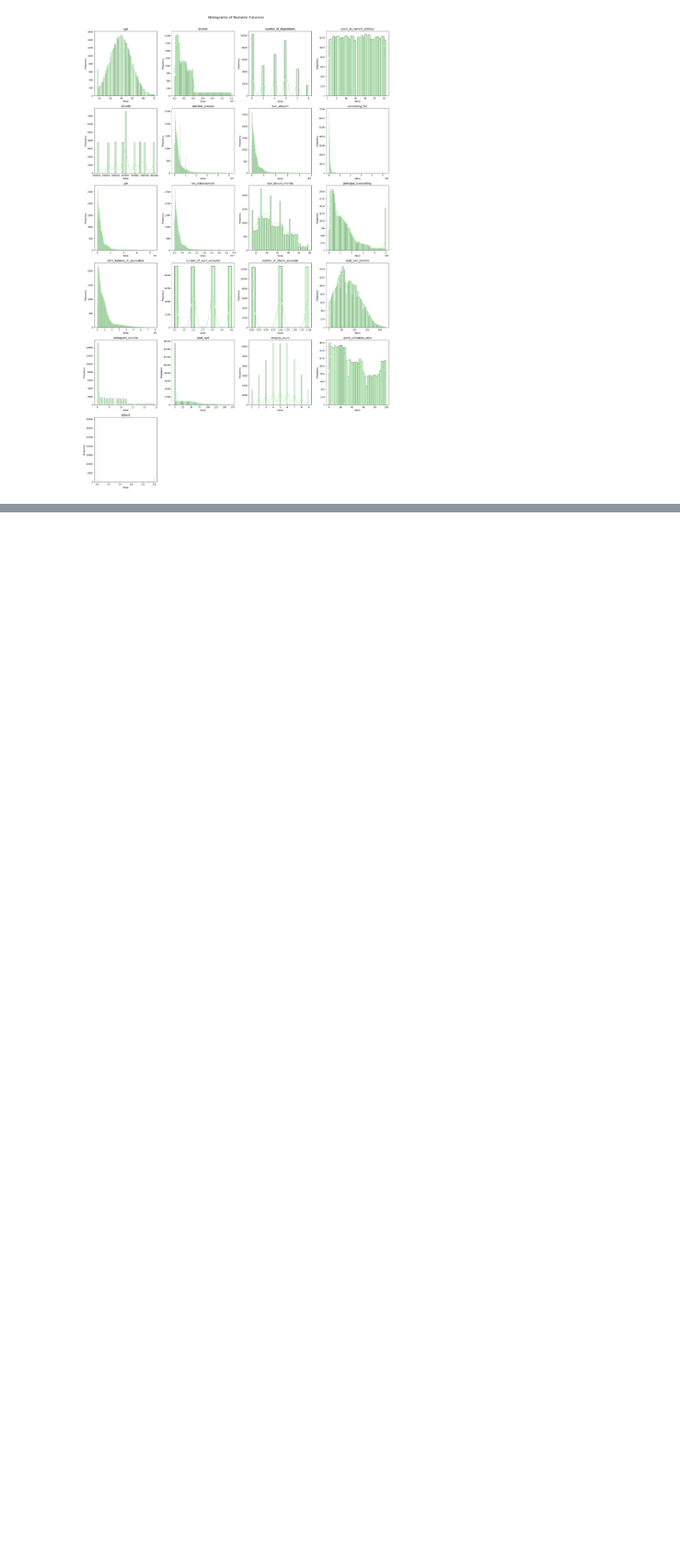
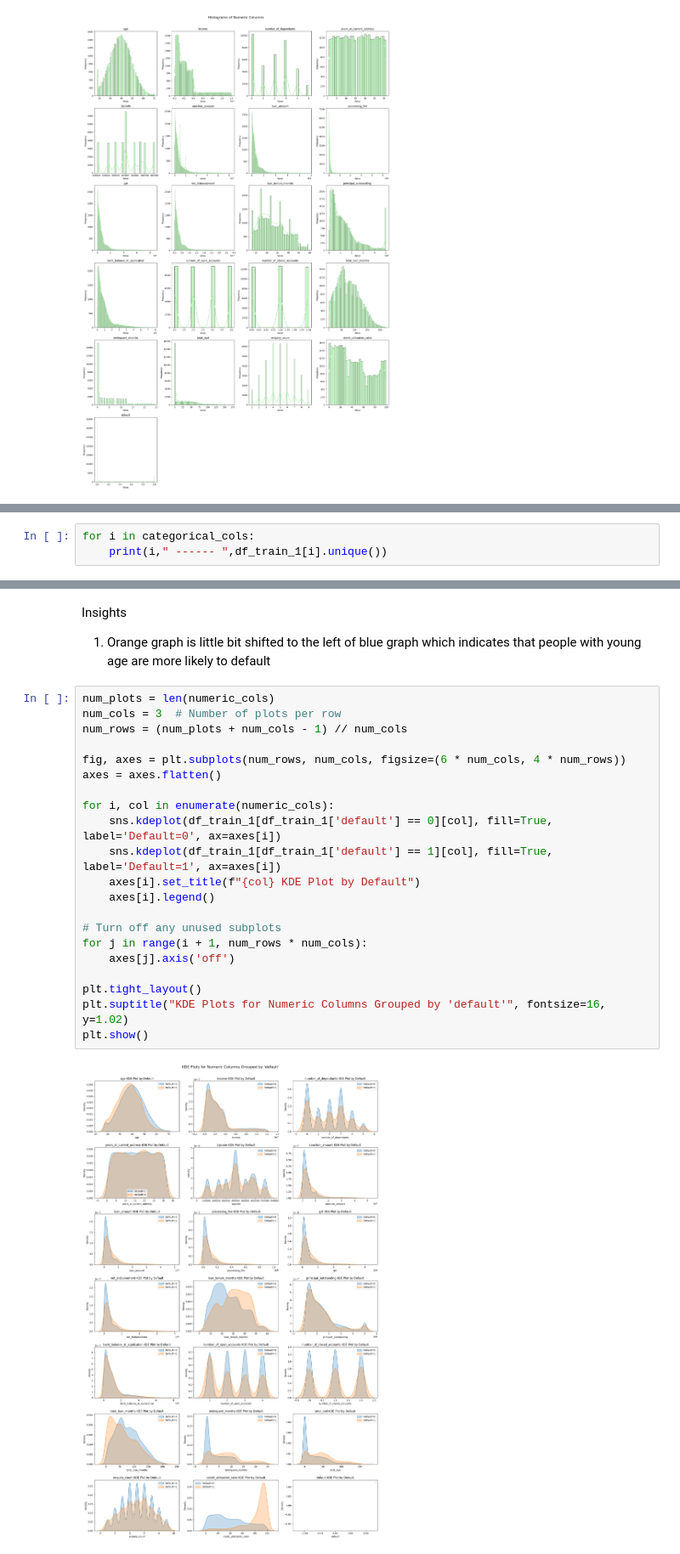
Before and after one commit to trijesh61/ML-Credit-Risk-Modelling, a Jupyter notebook: credit_risk_model.ipynb, the cells around one changed output, grey strips where cells are left out. Shown at 85% size. Drawn from its saved outputs; the diff is of its cells as text; blank space fills up the shorter version.

```diff
--- a/credit_risk_model.ipynb
+++ b/credit_risk_model.ipynb
@@ -204,0 +252,3 @@ plt.show()
+# %%
+for i in categorical_cols:
+    print(i," ------ ",df_train_1[i].unique())
@@ -204,0 +312,26 @@ plt.show()
+# %% [markdown]
+Insights
+1. Orange graph is little bit shifted to the left of blue graph which indicates that people with young age are more likely to default
+# %%
+num_plots = len(numeric_cols)
+num_cols = 3  # Number of plots per row
+num_rows = (num_plots + num_cols - 1) // num_cols
+
+fig, axes = plt.subplots(num_rows, num_cols, figsize=(6 * num_cols, 4 * num_rows))
+axes = axes.flatten()
+
+for i, col in enumerate(numeric_cols):
+    sns.kdeplot(df_train_1[df_train_1['default'] == 0][col], fill=True, label='Default=0', ax=axes[i])
+    sns.kdeplot(df_train_1[df_train_1['default'] == 1][col], fill=True, label='Default=1', ax=axes[i])
+    axes[i].set_title(f"{col} KDE Plot by Default")
+    axes[i].legend()
+
+# Turn off any unused subplots
+for j in range(i + 1, num_rows * num_cols):
+    axes[j].axis('off')
+
+plt.tight_layout()
+plt.suptitle("KDE Plots for Numeric Columns Grouped by 'default'", fontsize=16, y=1.02)
+plt.show()
+# %% [output]
+[figure, added]
```
Also changed, not shown: parts of 15 cells of this notebook.
